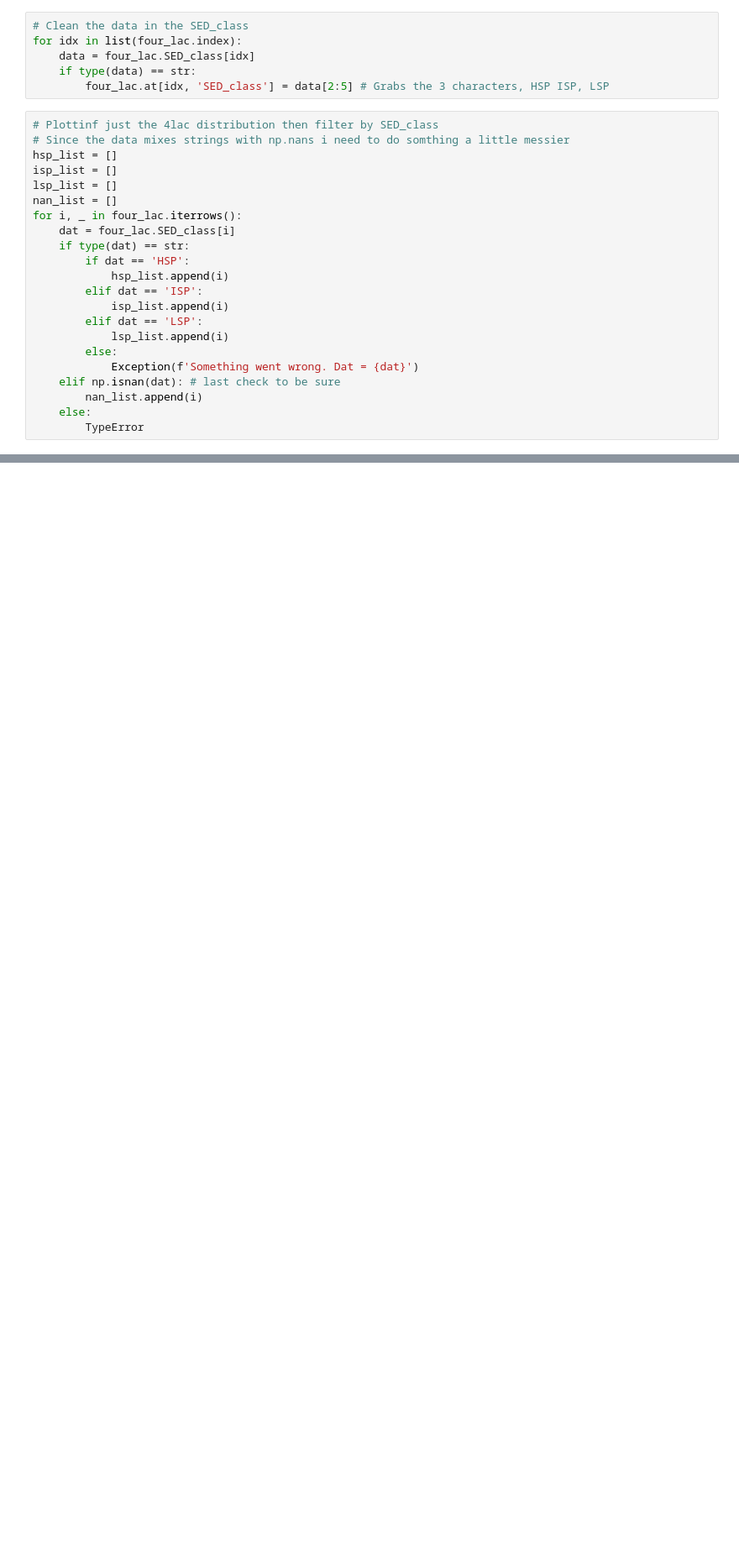
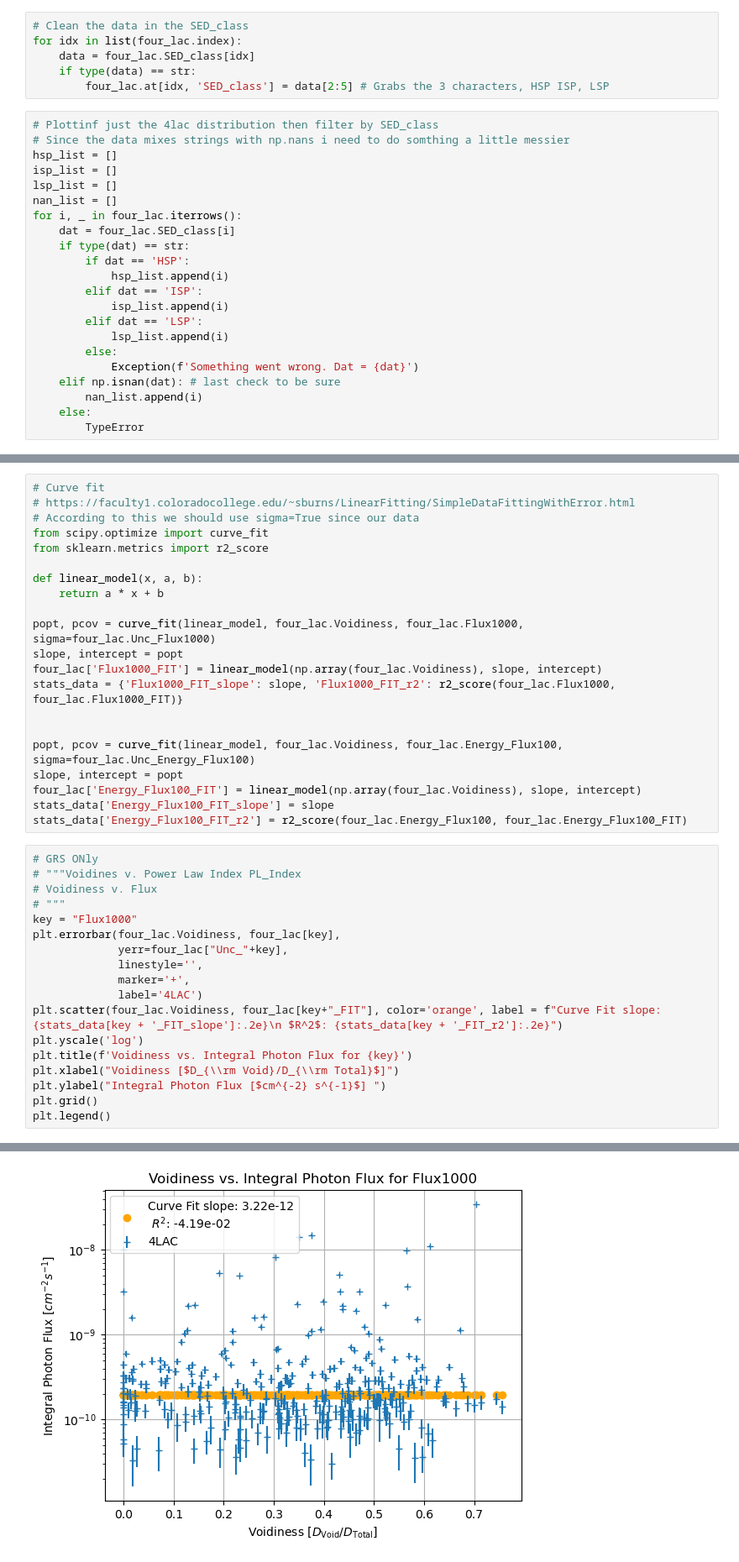
Before and after one commit to Cranberry-Juice/GRS-V, a Jupyter notebook: voidiness_plots.ipynb, the cells around one changed output, grey strips where cells are left out. Shown at 84% size. Cells and saved outputs as stored; diff of their text form; blank space fills up the shorter version.

Commit message:
Voidiness vs. Flux Plots

```diff
--- a/voidiness_plots.ipynb
+++ b/voidiness_plots.ipynb
@@ -163,0 +159,40 @@ Voidiness v. Flux
+# %%
+# Curve fit
+# https://faculty1.coloradocollege.edu/~sburns/LinearFitting/SimpleDataFittingWithError.html
+# According to this we should use sigma=True since our data
+from scipy.optimize import curve_fit
+from sklearn.metrics import r2_score
+
+def linear_model(x, a, b):
+    return a * x + b
+
+popt, pcov = curve_fit(linear_model, four_lac.Voidiness, four_lac.Flux1000, sigma=four_lac.Unc_Flux1000)
+slope, intercept = popt
+four_lac['Flux1000_FIT'] = linear_model(np.array(four_lac.Voidiness), slope, intercept)
+stats_data = {'Flux1000_FIT_slope': slope, 'Flux1000_FIT_r2': r2_score(four_lac.Flux1000, four_lac.Flux1000_FIT)}
+
+
+popt, pcov = curve_fit(linear_model, four_lac.Voidiness, four_lac.Energy_Flux100, sigma=four_lac.Unc_Energy_Flux100)
+slope, intercept = popt
+four_lac['Energy_Flux100_FIT'] = linear_model(np.array(four_lac.Voidiness), slope, intercept)
+stats_data['Energy_Flux100_FIT_slope'] = slope
+stats_data['Energy_Flux100_FIT_r2'] = r2_score(four_lac.Energy_Flux100, four_lac.Energy_Flux100_FIT)
+# %%
+# GRS ONly
+# """Voidines v. Power Law Index PL_Index
+# Voidiness v. Flux
+# """
+key = "Flux1000"
+plt.errorbar(four_lac.Voidiness, four_lac[key],
+             yerr=four_lac["Unc_"+key],
+             linestyle='',
+             marker='+',
+             label='4LAC')
+plt.scatter(four_lac.Voidiness, four_lac[key+"_FIT"], color='orange', label = f"Curve Fit slope: {stats_data[key + '_FIT_slope']:.2e}\n $R^2$: {stats_data[key + '_FIT_r2']:.2e}")
+plt.yscale('log')
+plt.title(f'Voidiness vs. Integral Photon Flux for {key}')
+plt.xlabel("Voidiness [$D_{\\rm Void}/D_{\\rm Total}$]")
+plt.ylabel("Integral Photon Flux [$cm^{-2} s^{-1}$] ")
+plt.grid()
+plt.legend()
+# %% [output]
@@ -163,0 +200 @@ Voidiness v. Flux
+[figure, added]
```
Also changed, not shown: parts of 7 cells of this notebook.
